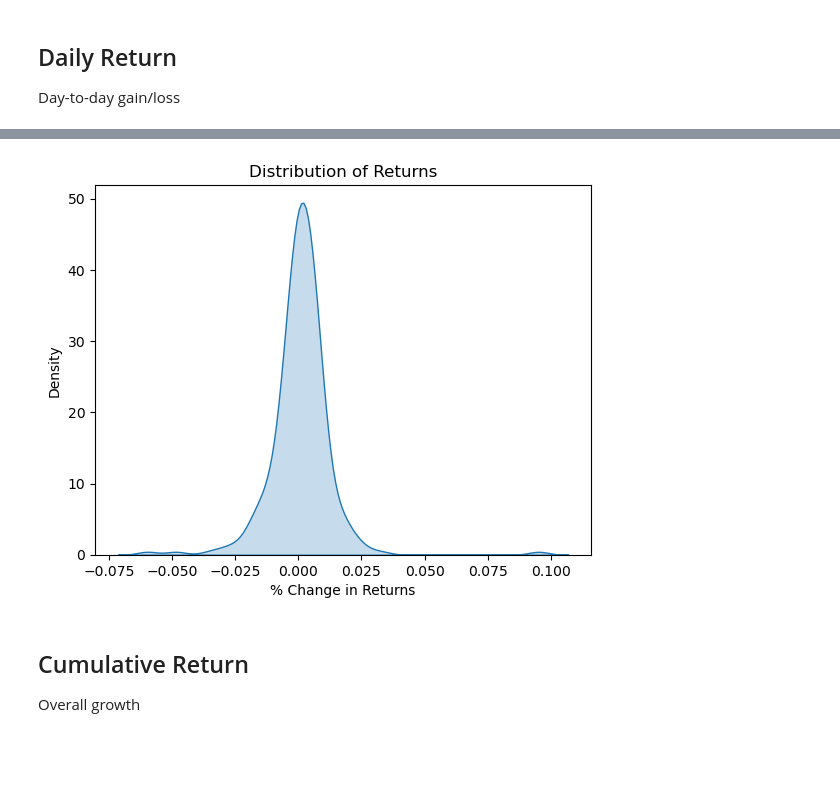
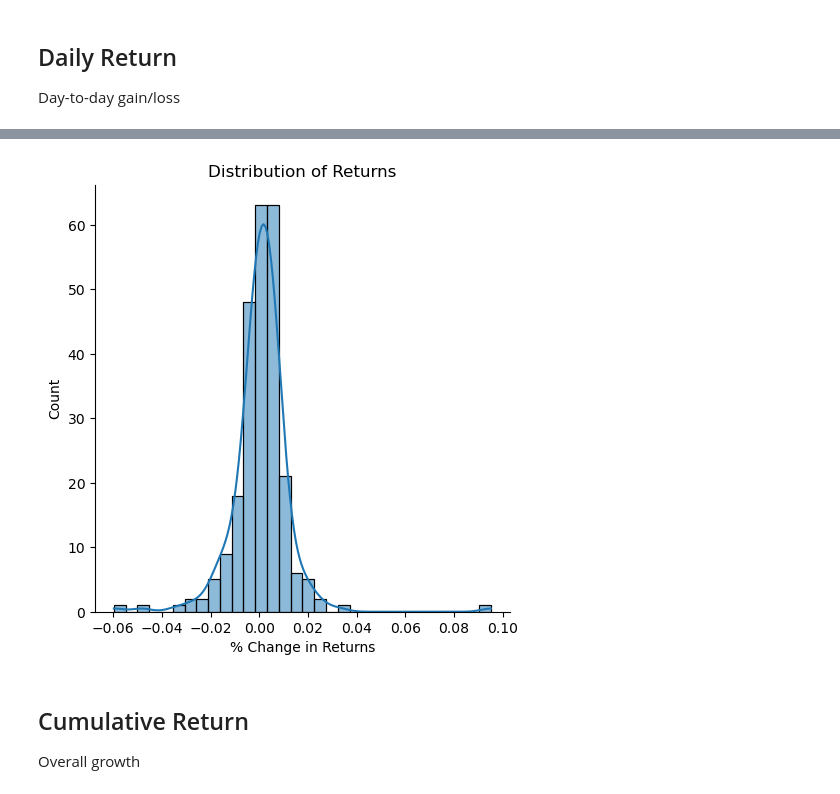
Before and after one commit to thaigaines/risk-metrics, a Jupyter notebook: notebooks/risk_metrics.ipynb, the cells around one changed output, grey strips where cells are left out. Cells and saved outputs as stored; diff of their text form; code cells hidden in the pictures; blank space fills up the shorter version.

```diff
--- a/notebooks/risk_metrics.ipynb
+++ b/notebooks/risk_metrics.ipynb
@@ -28,10 +29,13 @@ Name: Close, dtype: float64
 # %%
-sns.kdeplot(returns, fill=True)
+sns.displot(
+    data=returns,
+    kde=True
+);
 plt.title("Distribution of Returns")
 plt.xlabel("% Change in Returns")
 plt.show()
 # %% [output]
-[figure, old version]
+[figure, new version]
 # %% [markdown]
 ## Cumulative Return
 Overall growth
```
Also changed, not shown: parts of 17 cells of this notebook.
